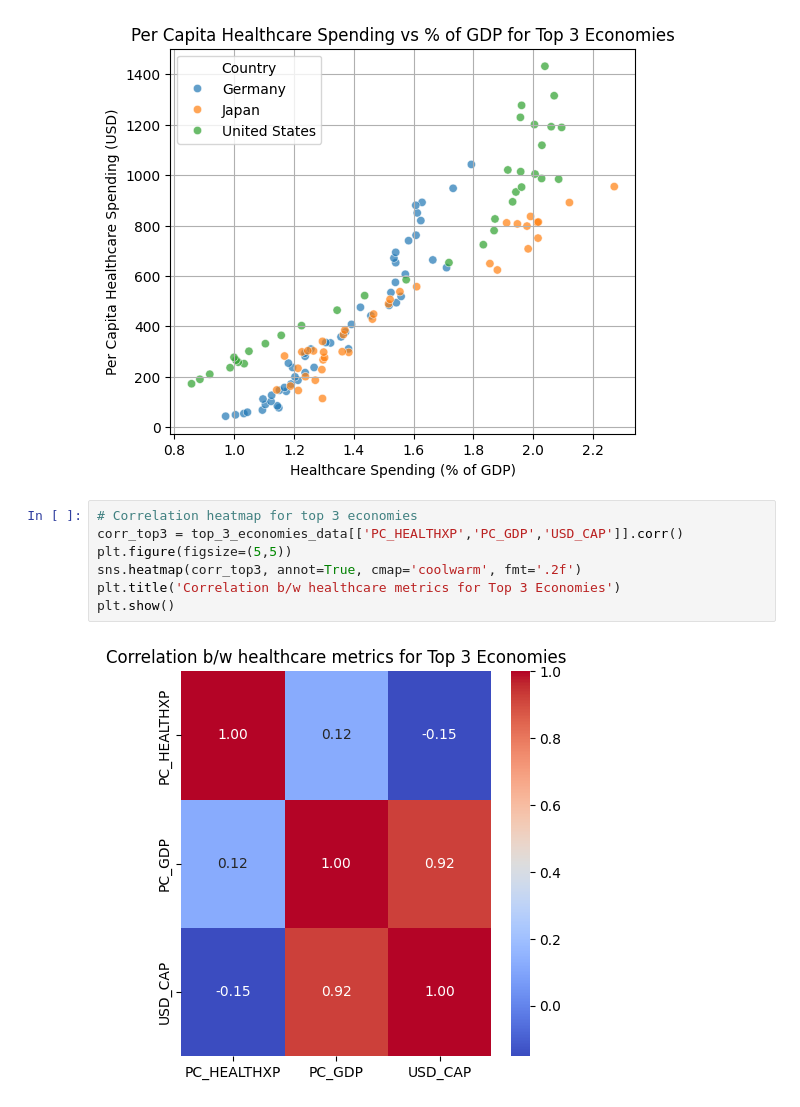
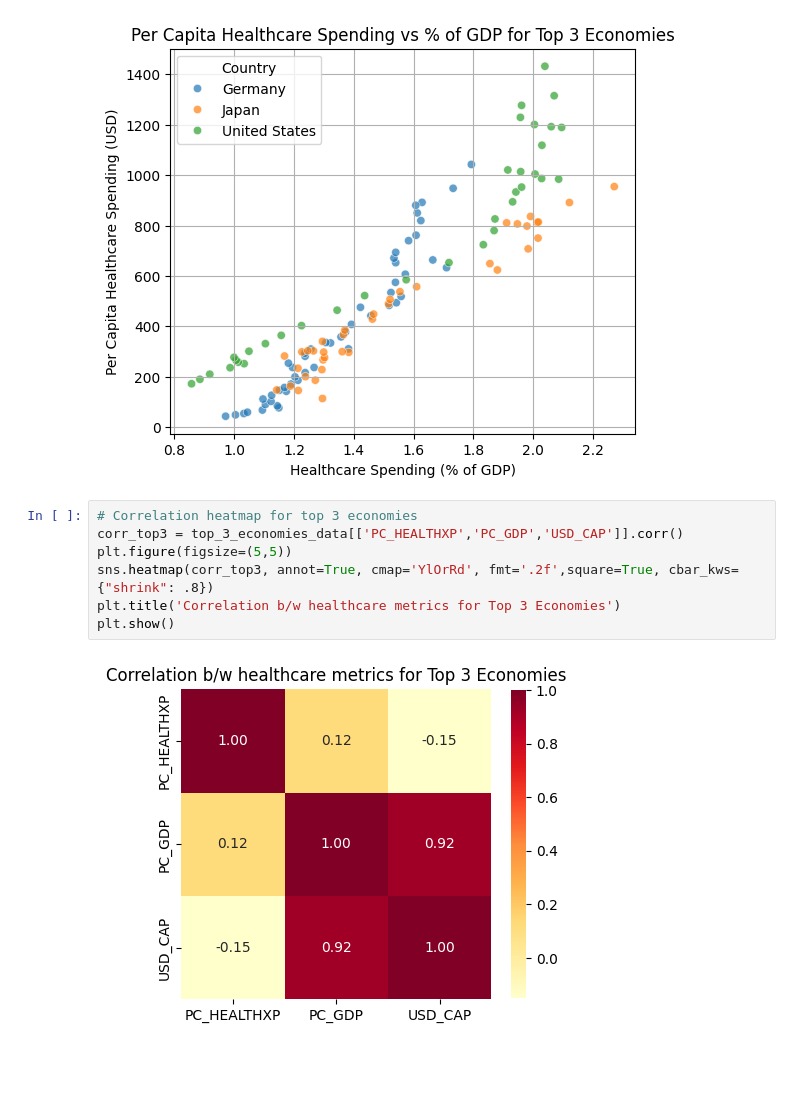
Before and after one commit to Sharvani-123/Pharmaceutical-Drug-Spendings_Analysis, a Jupyter notebook: analysis.ipynb, the cells around one changed output. Cells and saved outputs as stored; diff of their text form; blank space fills up the shorter version.

Commit message:
changed color for the heatmap

```diff
--- a/analysis.ipynb
+++ b/analysis.ipynb
@@ -203,9 +203,9 @@ plt.legend(title='Country')
 # %%
 # Correlation heatmap for top 3 economies
 corr_top3 = top_3_economies_data[['PC_HEALTHXP','PC_GDP','USD_CAP']].corr()
 plt.figure(figsize=(5,5))
-sns.heatmap(corr_top3, annot=True, cmap='coolwarm', fmt='.2f')
+sns.heatmap(corr_top3, annot=True, cmap='YlOrRd', fmt='.2f',square=True, cbar_kws={"shrink": .8})
 plt.title('Correlation b/w healthcare metrics for Top 3 Economies')
 plt.show()
 # %% [output]
-[figure, old version]
+[figure, new version]
```
